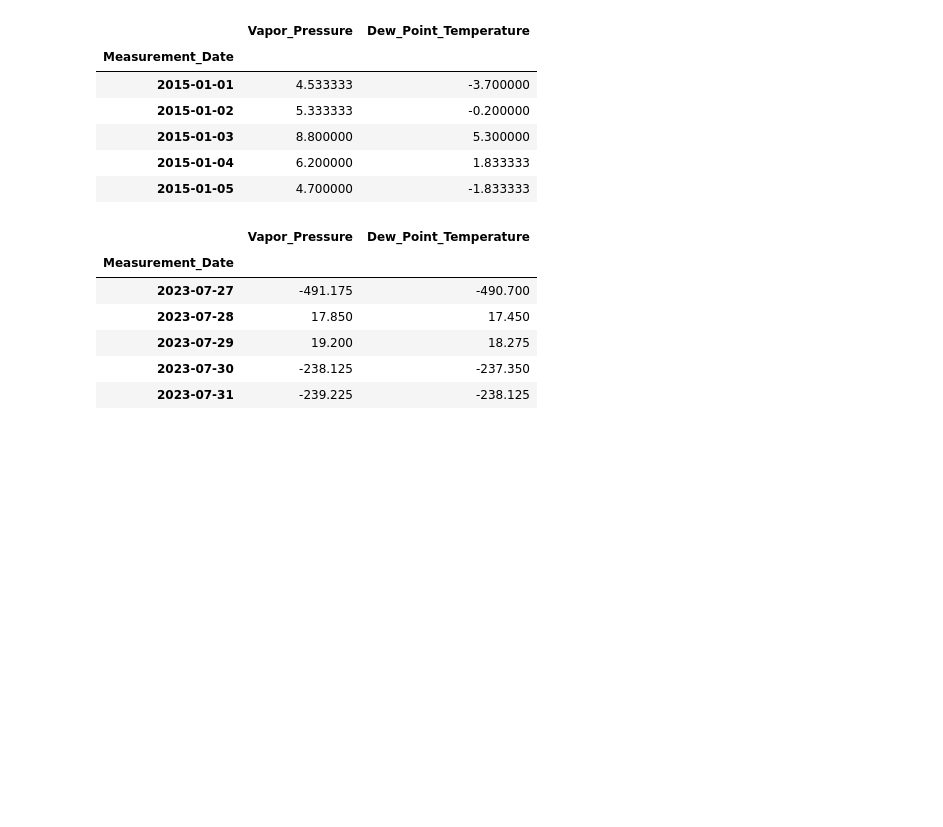
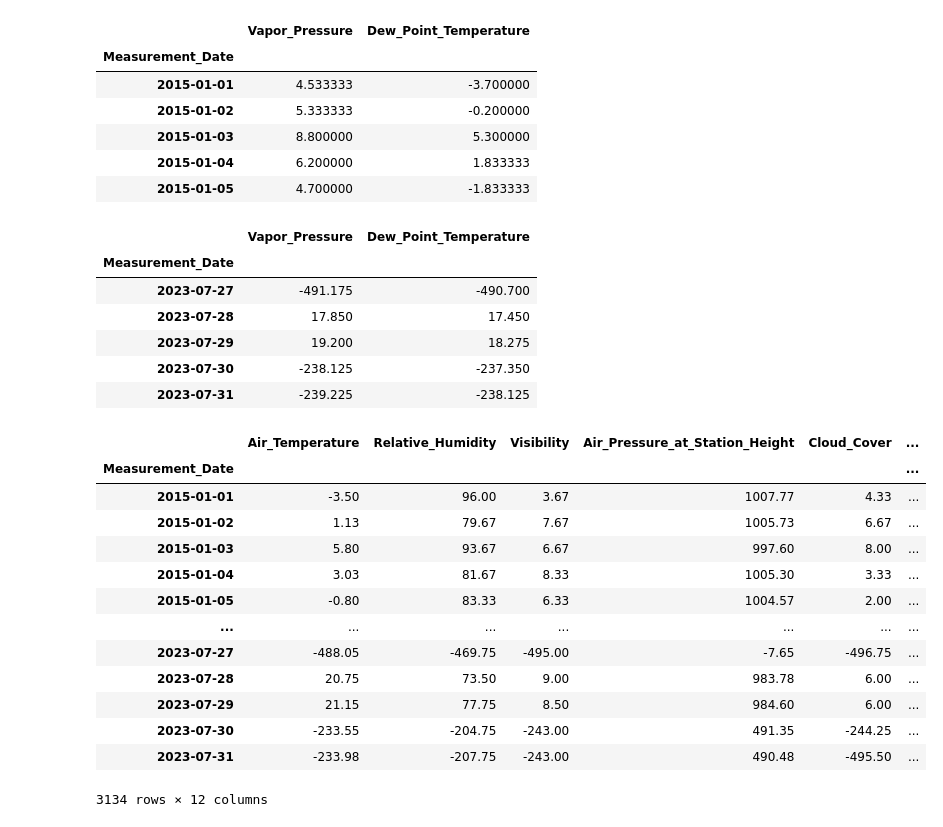
Before and after one commit to yhfrds/techlabs-ds-battery-project, a Jupyter notebook: src/Weather_data_code_20150101_20230731.ipynb, the cells around one changed output. Saved outputs shown, nothing was run; the diff lists cells and outputs as text; code cells hidden in the pictures; blank space fills up the shorter version.

Commit message:
fix: fix some error and organize the data folder a little bit

```diff
--- a/src/Weather_data_code_20150101_20230731.ipynb
+++ b/src/Weather_data_code_20150101_20230731.ipynb
@@ -143,6 +141,6 @@ ValueError: Usecols do not match columns, columns expected but not found: ['RS']
 # %%
 df_solar = pd.read_csv(
-    "../Desktop/TechLabs/Weather data/Solar_irradiance_Freiburg_Dach_2015-01-01_2023-07-31.csv", delimiter=",", usecols=["Beginn-Lokalzeit","Globalstrahlung (W/m²)"])
+    "../data/freiburg weather data before 23-08-05/Solar_irradiance_Freiburg_Dach_2015-01-01_2023-07-31.csv", delimiter=",", usecols=["Beginn-Lokalzeit","Globalstrahlung (W/m²)"])
 
 df_solar = df_solar.rename(columns={
     "Beginn-Lokalzeit": "Measurement_Date",
@@ -174,7 +172,7 @@ display(df_solar_daily.tail(5))
 | 2023-07-30 | 209.00730 |
 # %%
 df_wind = pd.read_csv(
-    "../Desktop/TechLabs/Weather data/wind_produkt_fk_termin_18740101_20231231_01443.txt", delimiter=";", usecols=["MESS_DATUM","DK_TER", "FK_TER"])
+    "../data/freiburg weather data before 23-08-05/wind_produkt_fk_termin_18740101_20231231_01443.txt", delimiter=";", usecols=["MESS_DATUM","DK_TER", "FK_TER"])
 
 df_wind = df_wind.rename(columns={
     "MESS_DATUM": "Measurement_Date",
@@ -211,16 +209,16 @@ display(df_wind_daily.tail(5))
 | 2023-07-31 | -234.75 | -247.25 |
 # %%
 df_air_pressure = pd.read_csv(
-    "../Desktop/TechLabs/Weather data/wind_produkt_fk_termin_18740101_20231231_01443.txt", delimiter=";", usecols=["MESS_DATUM","PP_TER"])
+    "../data/freiburg weather data before 23-08-05/air_pressure_produkt_pp_termin_18740101_20231231_01443.txt", delimiter=";", usecols=["MESS_DATUM","PP_TER"])
 
 df_air_pressure = df_air_pressure.rename(columns={
     "MESS_DATUM": "Measurement_Date",
-    " PP_TER ": "Air_Pressure_at_Station_Height"
+    "PP_TER": "Air_Pressure_at_Station_Height"
 })
 df_air_pressure['Measurement_Date'] = pd.to_datetime(df_air_pressure['Measurement_Date'], format='%Y%m%d%H')
 
 df_air_pressure.set_index('Measurement_Date', inplace=True)
-
+df_air_pressure
 df_air_pressure_daily = df_air_pressure.resample('D').agg({
     'Air_Pressure_at_Station_Height': 'mean',
 })
@@ -230,6 +226,6 @@ ValueError: Usecols do not match columns, columns expected but not found: ['PP_T
 # %%
 df_vapour_pressure_and_rel_humidity = pd.read_csv(
-    "../Desktop/TechLabs/Weather data/vapour_pressure_relative_humidity_produkt_tf_termin_18740101_20231231_01443.txt", delimiter=";", usecols=["MESS_DATUM", "RF_TER", "TF_TER", "VP_TER"])
+    "../data/freiburg weather data before 23-08-05/vapour_pressure_relative_humidity_produkt_tf_termin_18740101_20231231_01443.txt", delimiter=";", usecols=["MESS_DATUM", "RF_TER", "TF_TER", "VP_TER"])
 
 df_vapour_pressure_and_rel_humidity = df_vapour_pressure_and_rel_humidity.rename(columns={
     "MESS_DATUM": "Measurement_Date",
@@ -269,8 +265,25 @@ display(df_vapour_pressure_and_rel_humidity_daily.tail(5))
 # %%
 dataframes = [df_air_temperature_daily, df_visibility_daily, df_air_pressure_daily, df_cloudiness_daily, df_precipitation_daily, df_solar_daily, df_vapour_pressure_and_rel_humidity_daily, df_wind_daily]
 
 # Concatenate all DataFrames along columns (axis=1), aligning by the index
 df_combined = pd.concat(dataframes, axis=1)
 
+#round all the entry to 3 decimal places
+df_combined = df_combined.round(2)
 # Display the concatenated DataFrame
 df_combined
+# %% [output]
+|  | Air_Temperature | Relative_Humidity | Visibility | Air_Pressure_at_Station_Height | Cloud_Cover | ... |
+| Measurement_Date |  |  |  |  |  | ... |
+| 2015-01-01 | -3.50 | 96.00 | 3.67 | 1007.77 | 4.33 | ... |
+| 2015-01-02 | 1.13 | 79.67 | 7.67 | 1005.73 | 6.67 | ... |
+| 2015-01-03 | 5.80 | 93.67 | 6.67 | 997.60 | 8.00 | ... |
+| 2015-01-04 | 3.03 | 81.67 | 8.33 | 1005.30 | 3.33 | ... |
+| 2015-01-05 | -0.80 | 83.33 | 6.33 | 1004.57 | 2.00 | ... |
+| ... | ... | ... | ... | ... | ... | ... |
+| 2023-07-27 | -488.05 | -469.75 | -495.00 | -7.65 | -496.75 | ... |
+| 2023-07-28 | 20.75 | 73.50 | 9.00 | 983.78 | 6.00 | ... |
+| 2023-07-29 | 21.15 | 77.75 | 8.50 | 984.60 | 6.00 | ... |
+| 2023-07-30 | -233.55 | -204.75 | -243.00 | 491.35 | -244.25 | ... |
+| 2023-07-31 | -233.98 | -207.75 | -243.00 | 490.48 | -495.50 | ... |
+3134 rows × 12 columns
```
Also changed, not shown: parts of 6 cells of this notebook, 17 other files.
